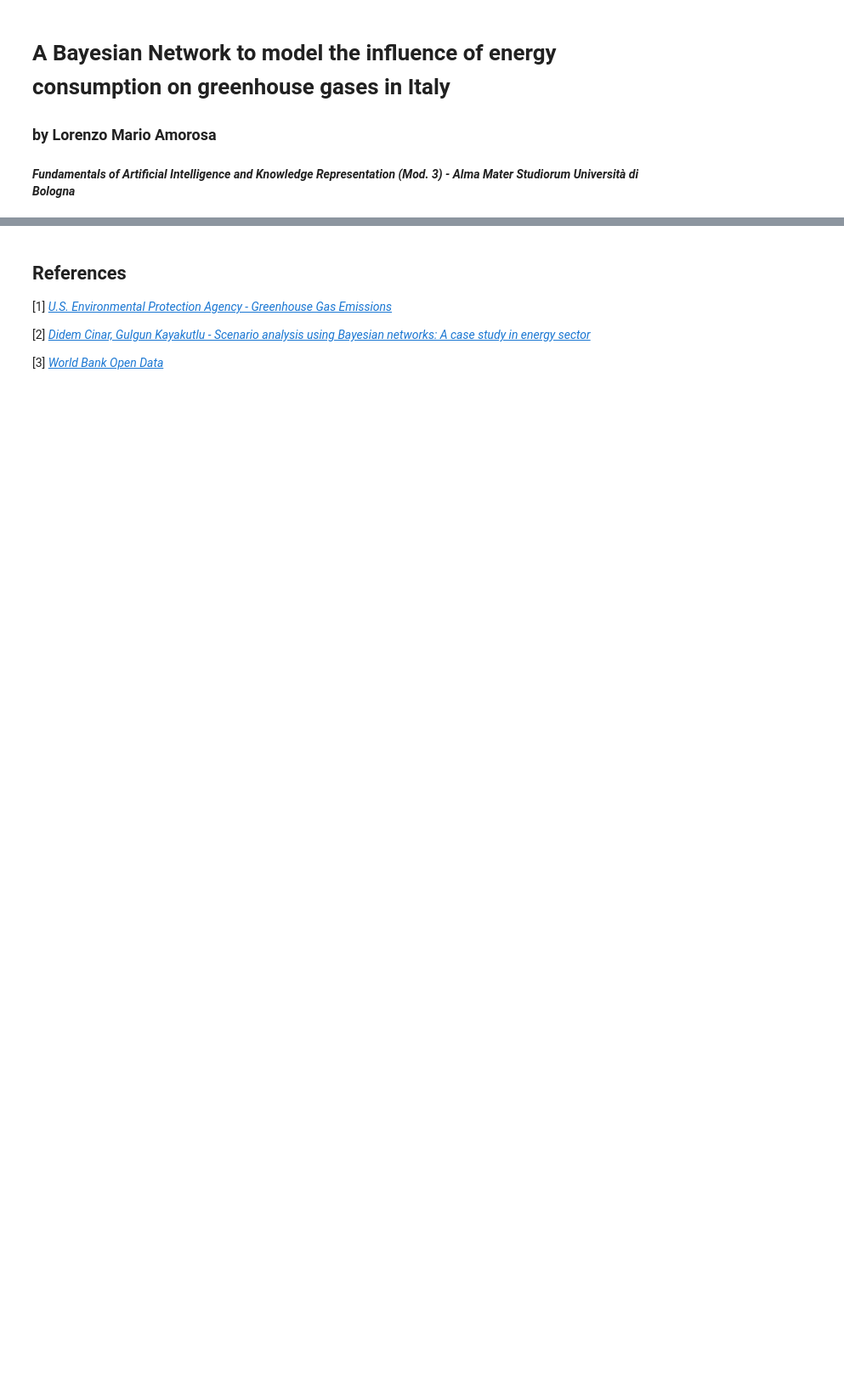
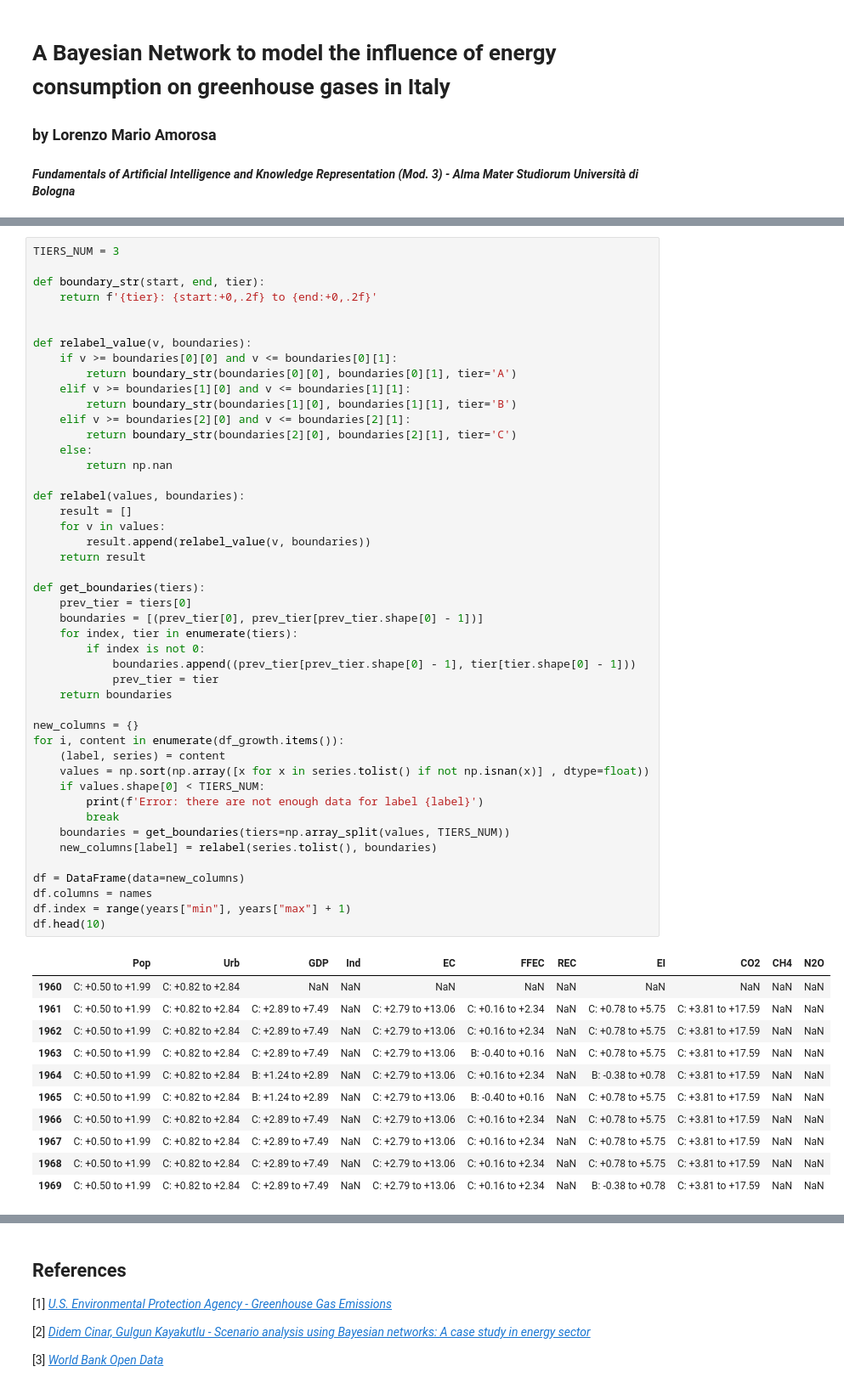
Before and after one commit to Lostefra/Bayesian-network-greenhouse-gases, a Jupyter notebook: main.ipynb, the cells around one changed output, grey strips where cells are left out. Shown: that part at 85% size. Cells and saved outputs as stored; diff of their text form; blank space fills up the shorter version.

```diff
--- a/main.ipynb
+++ b/main.ipynb
@@ -1680,0 +1663,58 @@ from pgmpy.estimators import MaximumLikelihoodEstimator
+# %%
+TIERS_NUM = 3
+
+def boundary_str(start, end, tier):
+    return f'{tier}: {start:+0,.2f} to {end:+0,.2f}'
+
+
+def relabel_value(v, boundaries):
+    if v >= boundaries[0][0] and v <= boundaries[0][1]:
+        return boundary_str(boundaries[0][0], boundaries[0][1], tier='A')
+    elif v >= boundaries[1][0] and v <= boundaries[1][1]:
+        return boundary_str(boundaries[1][0], boundaries[1][1], tier='B')
+    elif v >= boundaries[2][0] and v <= boundaries[2][1]:
+        return boundary_str(boundaries[2][0], boundaries[2][1], tier='C')
+    else:
+        return np.nan
+
+def relabel(values, boundaries):
+    result = []
+    for v in values:
+        result.append(relabel_value(v, boundaries))
+    return result
+
+def get_boundaries(tiers):
+    prev_tier = tiers[0]
+    boundaries = [(prev_tier[0], prev_tier[prev_tier.shape[0] - 1])]
+    for index, tier in enumerate(tiers):
+        if index is not 0:
+            boundaries.append((prev_tier[prev_tier.shape[0] - 1], tier[tier.shape[0] - 1]))
+            prev_tier = tier
+    return boundaries
+
+new_columns = {}
+for i, content in enumerate(df_growth.items()):
+    (label, series) = content
+    values = np.sort(np.array([x for x in series.tolist() if not np.isnan(x)] , dtype=float))
+    if values.shape[0] < TIERS_NUM:
+        print(f'Error: there are not enough data for label {label}')
+        break
+    boundaries = get_boundaries(tiers=np.array_split(values, TIERS_NUM))
+    new_columns[label] = relabel(series.tolist(), boundaries)
+
+df = DataFrame(data=new_columns)
+df.columns = names
+df.index = range(years["min"], years["max"] + 1)
+df.head(10)
+# %% [output]
+|  | Pop | Urb | GDP | Ind | EC | FFEC | REC | EI | CO2 | CH4 | N2O |
+| 1960 | C: +0.50 to +1.99 | C: +0.82 to +2.84 | NaN | NaN | NaN | NaN | NaN | NaN | NaN | NaN | NaN |
+| 1961 | C: +0.50 to +1.99 | C: +0.82 to +2.84 | C: +2.89 to +7.49 | NaN | C: +2.79 to +13.06 | C: +0.16 to +2.34 | NaN | C: +0.78 to +5.75 | C: +3.81 to +17.59 | NaN | NaN |
+| 1962 | C: +0.50 to +1.99 | C: +0.82 to +2.84 | C: +2.89 to +7.49 | NaN | C: +2.79 to +13.06 | C: +0.16 to +2.34 | NaN | C: +0.78 to +5.75 | C: +3.81 to +17.59 | NaN | NaN |
+| 1963 | C: +0.50 to +1.99 | C: +0.82 to +2.84 | C: +2.89 to +7.49 | NaN | C: +2.79 to +13.06 | B: -0.40 to +0.16 | NaN | C: +0.78 to +5.75 | C: +3.81 to +17.59 | NaN | NaN |
+| 1964 | C: +0.50 to +1.99 | C: +0.82 to +2.84 | B: +1.24 to +2.89 | NaN | C: +2.79 to +13.06 | C: +0.16 to +2.34 | NaN | B: -0.38 to +0.78 | C: +3.81 to +17.59 | NaN | NaN |
+| 1965 | C: +0.50 to +1.99 | C: +0.82 to +2.84 | B: +1.24 to +2.89 | NaN | C: +2.79 to +13.06 | B: -0.40 to +0.16 | NaN | C: +0.78 to +5.75 | C: +3.81 to +17.59 | NaN | NaN |
+| 1966 | C: +0.50 to +1.99 | C: +0.82 to +2.84 | C: +2.89 to +7.49 | NaN | C: +2.79 to +13.06 | C: +0.16 to +2.34 | NaN | C: +0.78 to +5.75 | C: +3.81 to +17.59 | NaN | NaN |
+| 1967 | C: +0.50 to +1.99 | C: +0.82 to +2.84 | C: +2.89 to +7.49 | NaN | C: +2.79 to +13.06 | C: +0.16 to +2.34 | NaN | C: +0.78 to +5.75 | C: +3.81 to +17.59 | NaN | NaN |
+| 1968 | C: +0.50 to +1.99 | C: +0.82 to +2.84 | C: +2.89 to +7.49 | NaN | C: +2.79 to +13.06 | C: +0.16 to +2.34 | NaN | C: +0.78 to +5.75 | C: +3.81 to +17.59 | NaN | NaN |
+| 1969 | C: +0.50 to +1.99 | C: +0.82 to +2.84 | C: +2.89 to +7.49 | NaN | C: +2.79 to +13.06 | C: +0.16 to +2.34 | NaN | B: -0.38 to +0.78 | C: +3.81 to +17.59 | NaN | NaN |
```
Also changed, not shown: parts of 12 cells of this notebook, 1 other file.
